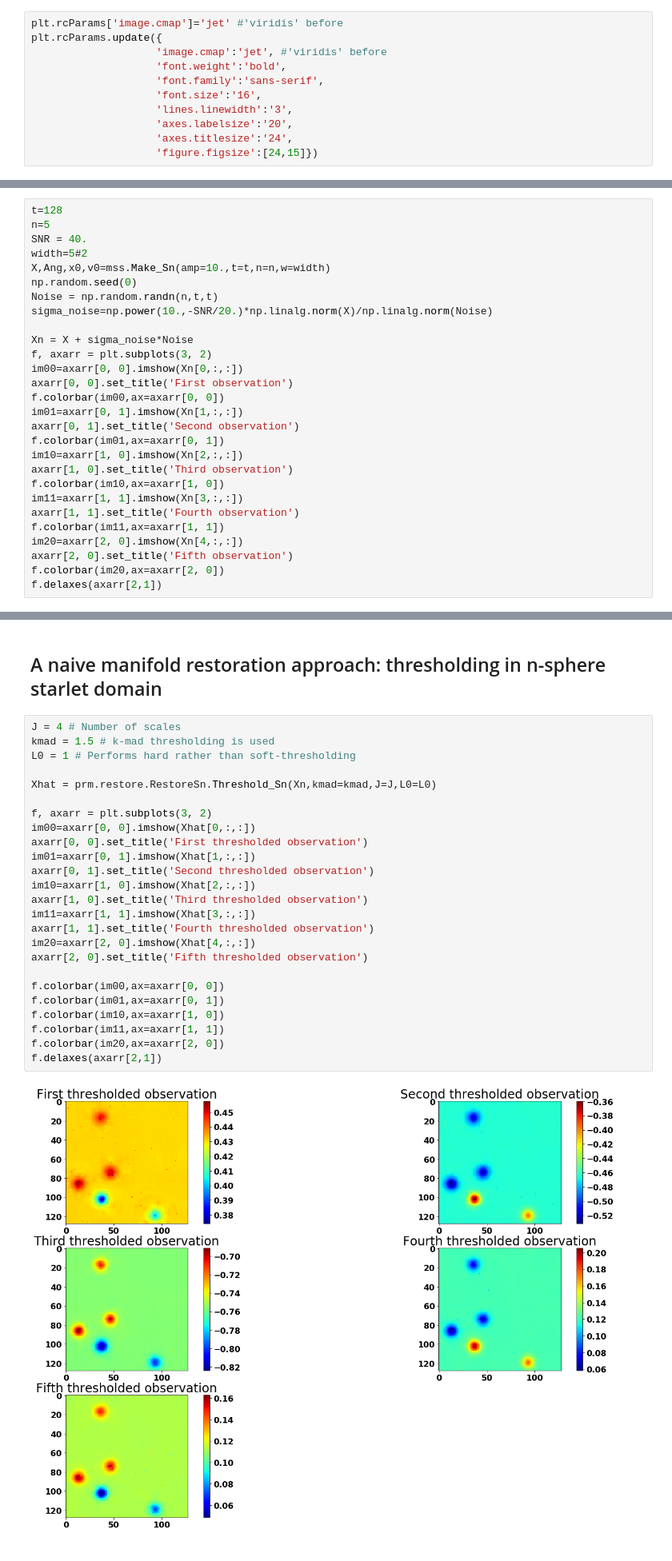
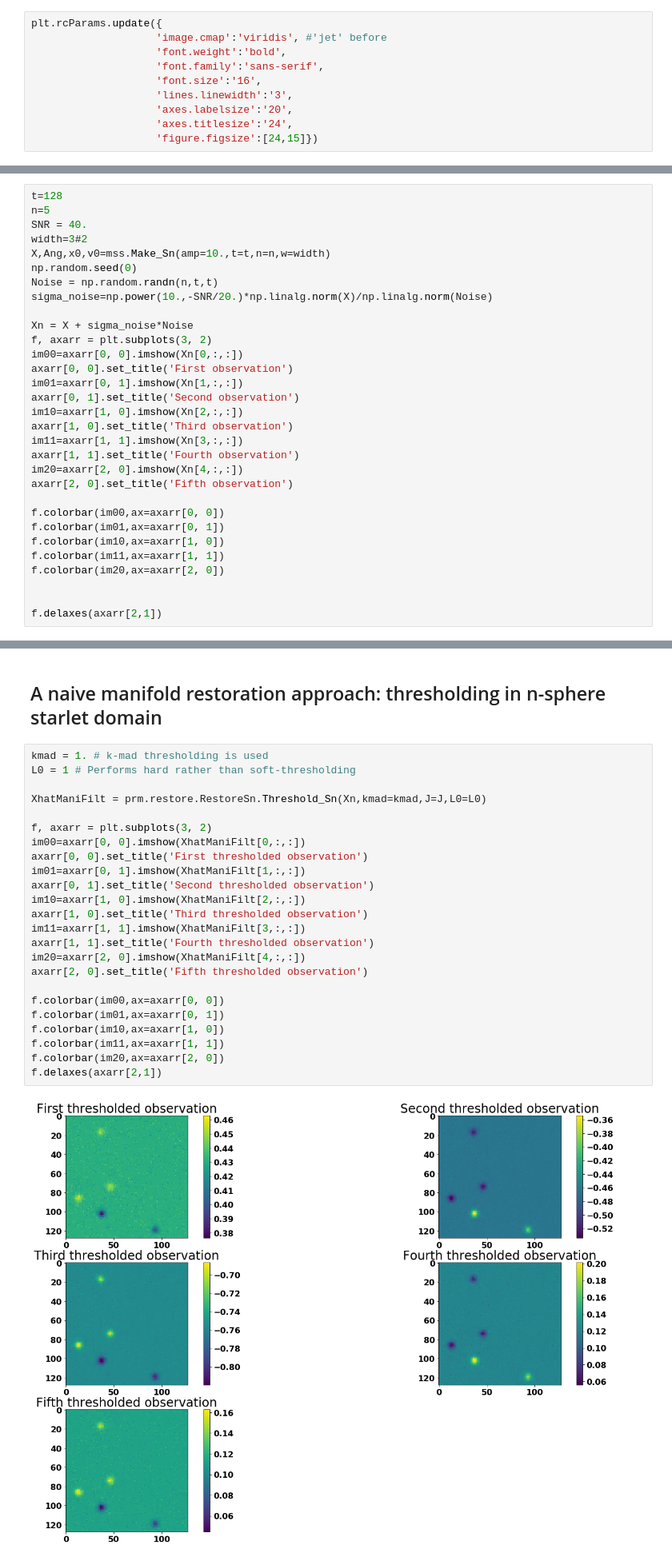
Before and after one commit to dedale-fet/Inverse-Problems-Toolbox, a Jupyter notebook: scripts/Denoising_Sn.ipynb, the cells around one changed output, grey strips where cells are left out. Shown at 80% size. Drawn from its saved outputs; the diff is of its cells as text.

```diff
--- a/scripts/Denoising_Sn.ipynb
+++ b/scripts/Denoising_Sn.ipynb
@@ -13,9 +13,8 @@ import matplotlib
 %matplotlib inline
 #matplotlib.rcParams['figure.figsize']=[24,15]
 # %%
-plt.rcParams['image.cmap']='jet' #'viridis' before
 plt.rcParams.update({
-                    'image.cmap':'jet', #'viridis' before
+                    'image.cmap':'viridis', #'jet' before
                     'font.weight':'bold',
                     'font.family':'sans-serif',
                     'font.size':'16',
@@ -29,7 +28,7 @@ plt.rcParams.update({
 t=128
 n=5
 SNR = 40.
-width=5#2
+width=3#2
 X,Ang,x0,v0=mss.Make_Sn(amp=10.,t=t,n=n,w=width)
 np.random.seed(0)
 Noise = np.random.randn(n,t,t)
@@ -39,18 +38,21 @@ Xn = X + sigma_noise*Noise
 f, axarr = plt.subplots(3, 2)
 im00=axarr[0, 0].imshow(Xn[0,:,:])
 axarr[0, 0].set_title('First observation')
-f.colorbar(im00,ax=axarr[0, 0])
 im01=axarr[0, 1].imshow(Xn[1,:,:])
 axarr[0, 1].set_title('Second observation')
-f.colorbar(im01,ax=axarr[0, 1])
 im10=axarr[1, 0].imshow(Xn[2,:,:])
 axarr[1, 0].set_title('Third observation')
-f.colorbar(im10,ax=axarr[1, 0])
 im11=axarr[1, 1].imshow(Xn[3,:,:])
 axarr[1, 1].set_title('Fourth observation')
-f.colorbar(im11,ax=axarr[1, 1])
 im20=axarr[2, 0].imshow(Xn[4,:,:])
 axarr[2, 0].set_title('Fifth observation')
+
+f.colorbar(im00,ax=axarr[0, 0])
+f.colorbar(im01,ax=axarr[0, 1])
+f.colorbar(im10,ax=axarr[1, 0])
+f.colorbar(im11,ax=axarr[1, 1])
 f.colorbar(im20,ax=axarr[2, 0])
+
+
 f.delaxes(axarr[2,1])
 # %% [output]
@@ -90,32 +91,31 @@ f.delaxes(axarr[2,1])
 # %% [markdown]
 ## A naive manifold restoration approach: thresholding in n-sphere starlet domain
 # %%
-J = 4 # Number of scales
-kmad = 1.5 # k-mad thresholding is used
+kmad = 1. # k-mad thresholding is used
 L0 = 1 # Performs hard rather than soft-thresholding
 
-Xhat = prm.restore.RestoreSn.Threshold_Sn(Xn,kmad=kmad,J=J,L0=L0)
+XhatManiFilt = prm.restore.RestoreSn.Threshold_Sn(Xn,kmad=kmad,J=J,L0=L0)
 
 f, axarr = plt.subplots(3, 2)
-im00=axarr[0, 0].imshow(Xhat[0,:,:])
+im00=axarr[0, 0].imshow(XhatManiFilt[0,:,:])
 axarr[0, 0].set_title('First thresholded observation')
-im01=axarr[0, 1].imshow(Xhat[1,:,:])
+im01=axarr[0, 1].imshow(XhatManiFilt[1,:,:])
 axarr[0, 1].set_title('Second thresholded observation')
-im10=axarr[1, 0].imshow(Xhat[2,:,:])
+im10=axarr[1, 0].imshow(XhatManiFilt[2,:,:])
 axarr[1, 0].set_title('Third thresholded observation')
-im11=axarr[1, 1].imshow(Xhat[3,:,:])
+im11=axarr[1, 1].imshow(XhatManiFilt[3,:,:])
 axarr[1, 1].set_title('Fourth thresholded observation')
-im20=axarr[2, 0].imshow(Xhat[4,:,:])
+im20=axarr[2, 0].imshow(XhatManiFilt[4,:,:])
 axarr[2, 0].set_title('Fifth thresholded observation')
 
 f.colorbar(im00,ax=axarr[0, 0])
 f.colorbar(im01,ax=axarr[0, 1])
 f.colorbar(im10,ax=axarr[1, 0])
 f.colorbar(im11,ax=axarr[1, 1])
 f.colorbar(im20,ax=axarr[2, 0])
 f.delaxes(axarr[2,1])
 # %% [output]
-[figure, old version]
+[figure, new version]
 # %% [markdown]
 ## Applying the FBS algorithm for denoising
 # %%
```
Also changed, not shown: parts of 7 cells of this notebook.
